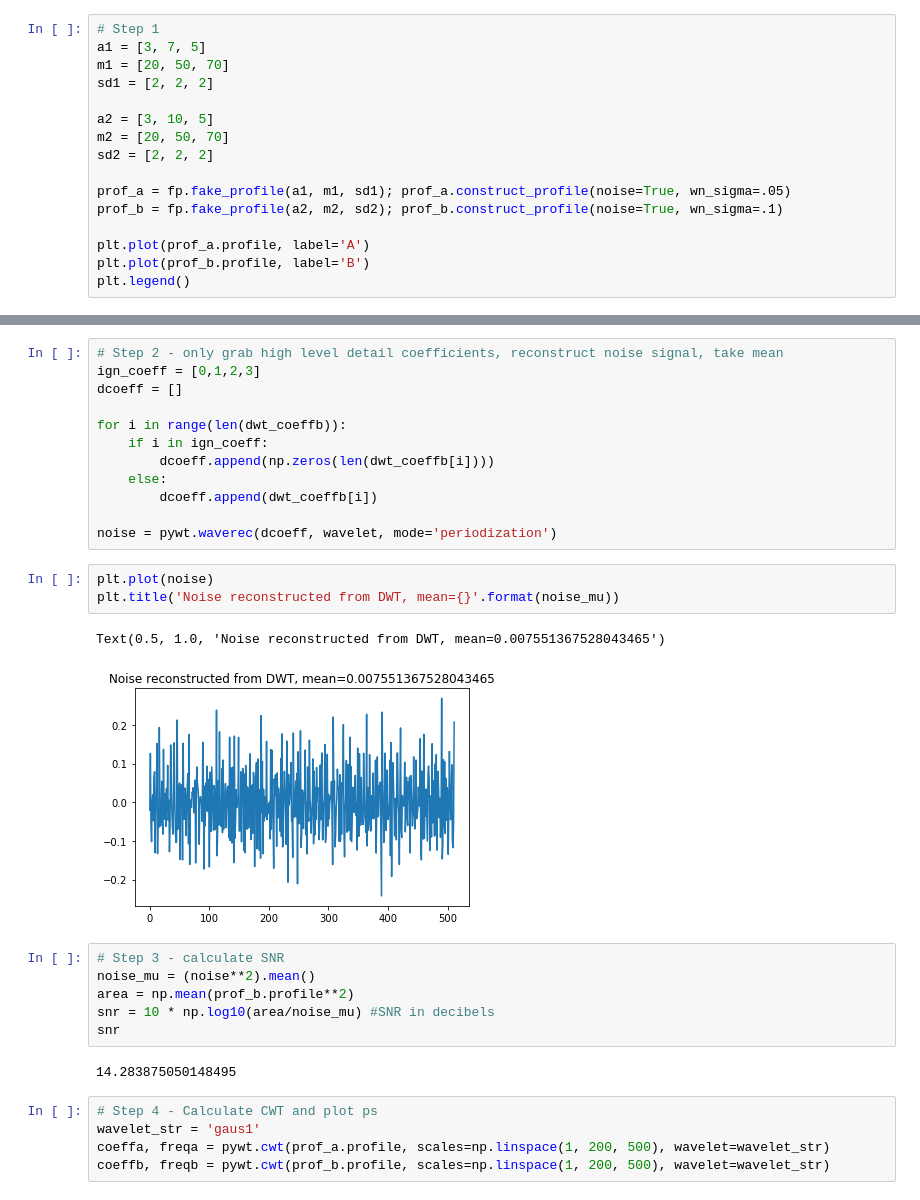
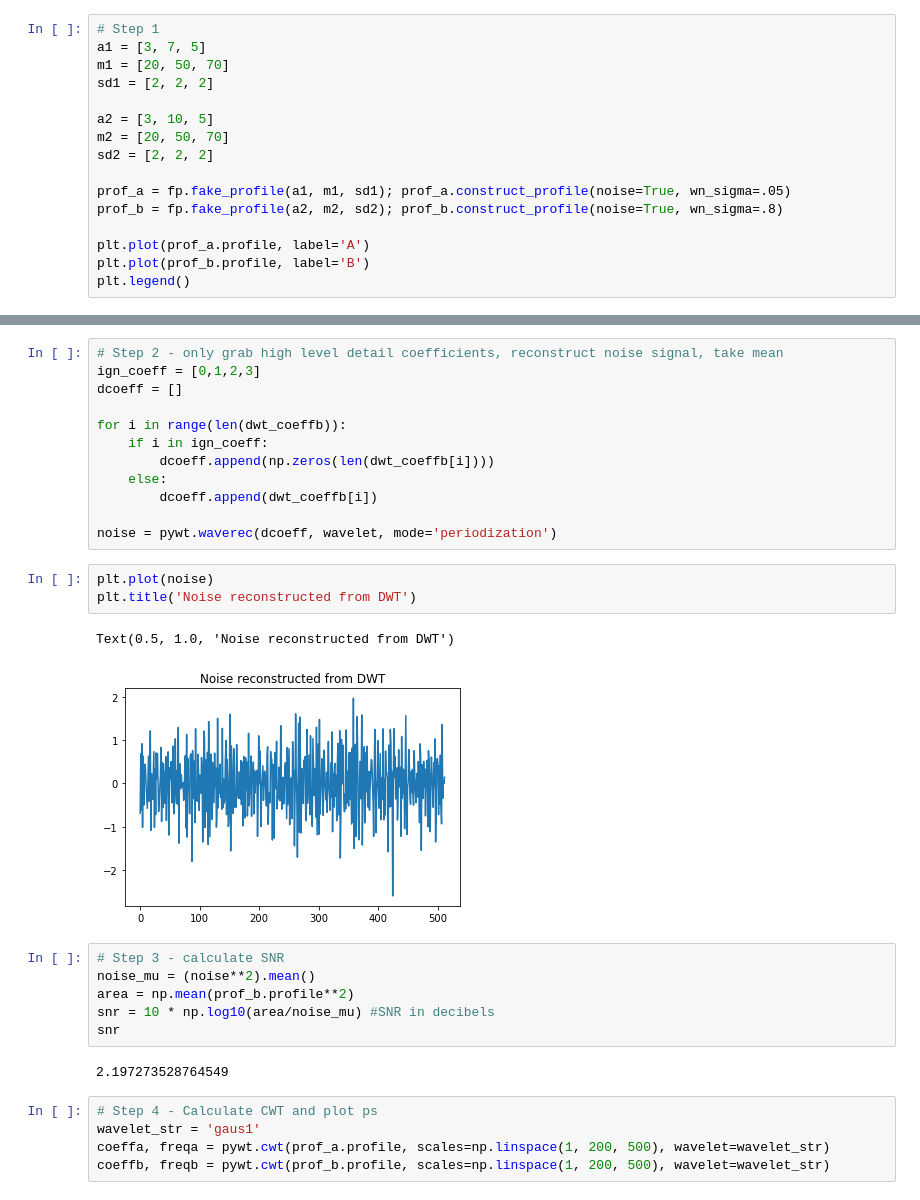
Before and after one commit to minyoungk99/IRES, a Jupyter notebook: fake_CWT.ipynb, the cells around one changed output, grey strips where cells are left out. Saved outputs shown, nothing was run; the diff lists cells and outputs as text.

```diff
--- a/fake_CWT.ipynb
+++ b/fake_CWT.ipynb
@@ -173,7 +170,7 @@ m2 = [20, 50, 70]
 sd2 = [2, 2, 2]
 
 prof_a = fp.fake_profile(a1, m1, sd1); prof_a.construct_profile(noise=True, wn_sigma=.05)
-prof_b = fp.fake_profile(a2, m2, sd2); prof_b.construct_profile(noise=True, wn_sigma=.1)
+prof_b = fp.fake_profile(a2, m2, sd2); prof_b.construct_profile(noise=True, wn_sigma=.8)
 
 plt.plot(prof_a.profile, label='A')
 plt.plot(prof_b.profile, label='B')
@@ -204,10 +201,10 @@ for i in range(len(dwt_coeffb)):
 noise = pywt.waverec(dcoeff, wavelet, mode='periodization')
 # %%
 plt.plot(noise)
-plt.title('Noise reconstructed from DWT, mean={}'.format(noise_mu))
+plt.title('Noise reconstructed from DWT')
 # %% [output]
-Text(0.5, 1.0, 'Noise reconstructed from DWT, mean=0.007551367528043465')
+Text(0.5, 1.0, 'Noise reconstructed from DWT')
-[figure, old version]
+[figure, new version]
 # %%
 # Step 3 - calculate SNR
 noise_mu = (noise**2).mean()
@@ -215,7 +212,7 @@ area = np.mean(prof_b.profile**2)
 snr = 10 * np.log10(area/noise_mu) #SNR in decibels
 snr
 # %% [output]
-14.283875050148495
+2.197273528764549
 # %%
 # Step 4 - Calculate CWT and plot ps
 wavelet_str = 'gaus1'
```
Also changed, not shown: parts of 4 cells of this notebook.
